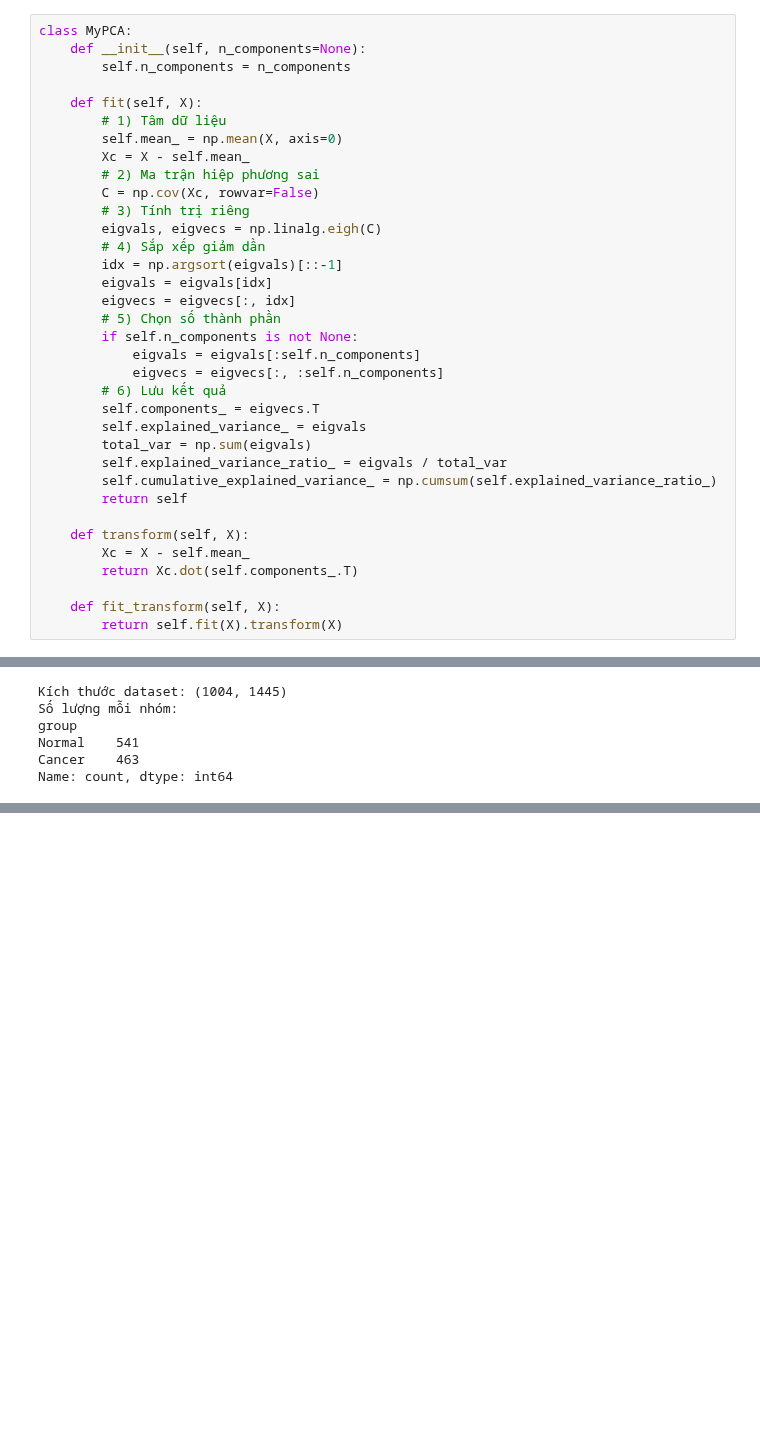
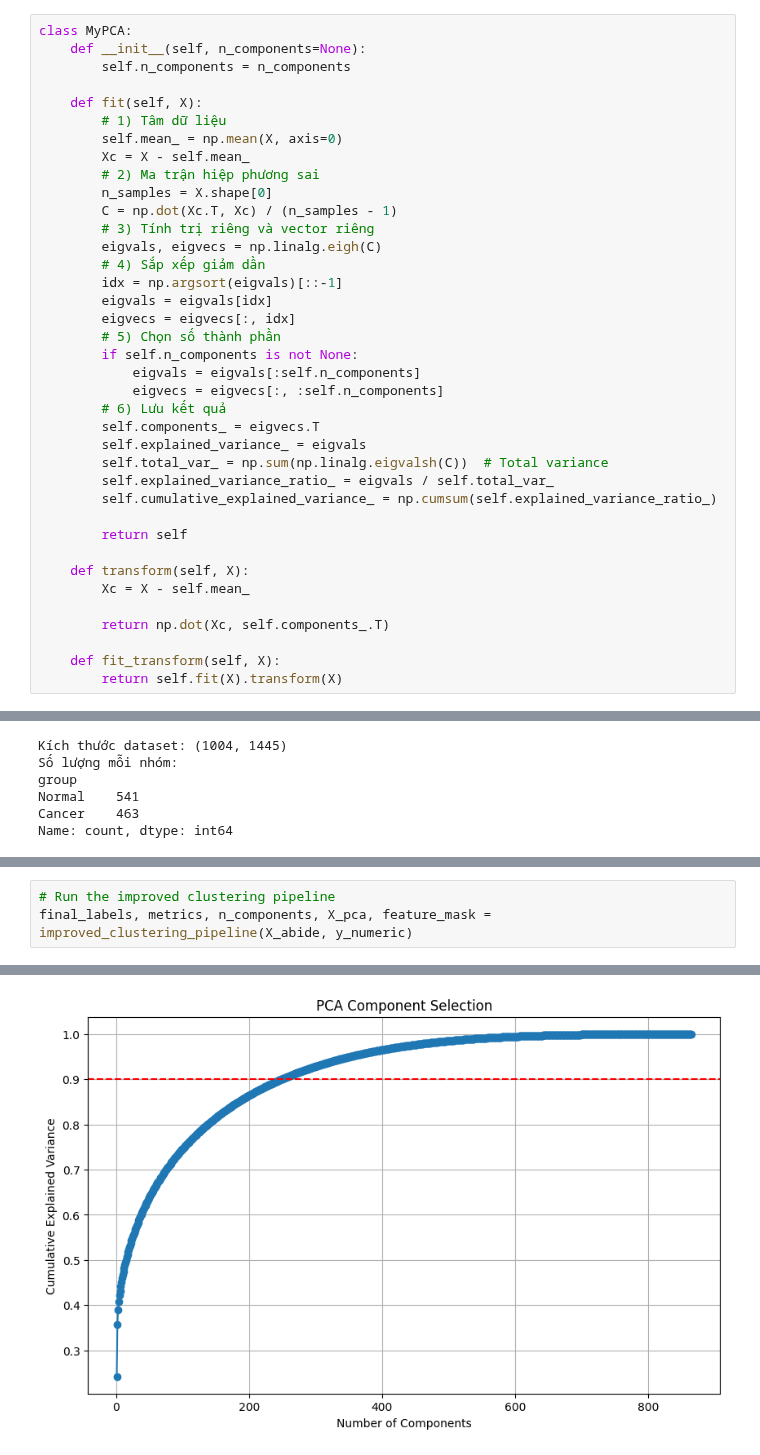
Before and after one commit to khoaoe/HCMUS-MathAI-Lab2-PCAAndClustering, a Jupyter notebook: Clustering/clustering.ipynb, the cells around one changed output, grey strips where cells are left out. Saved outputs shown, nothing was run; the diff lists cells and outputs as text; blank space fills up the shorter version.

```diff
--- a/Clustering/clustering.ipynb
+++ b/Clustering/clustering.ipynb
@@ -15,8 +17,9 @@ class MyPCA:
         self.mean_ = np.mean(X, axis=0)
         Xc = X - self.mean_
         # 2) Ma trận hiệp phương sai
-        C = np.cov(Xc, rowvar=False)
-        # 3) Tính trị riêng
+        n_samples = X.shape[0]
+        C = np.dot(Xc.T, Xc) / (n_samples - 1)
+        # 3) Tính trị riêng và vector riêng
         eigvals, eigvecs = np.linalg.eigh(C)
         # 4) Sắp xếp giảm dần
         idx = np.argsort(eigvals)[::-1]
@@ -29,14 +32,16 @@ class MyPCA:
         # 6) Lưu kết quả
         self.components_ = eigvecs.T
         self.explained_variance_ = eigvals
-        total_var = np.sum(eigvals)
-        self.explained_variance_ratio_ = eigvals / total_var
+        self.total_var_ = np.sum(np.linalg.eigvalsh(C))  # Total variance
+        self.explained_variance_ratio_ = eigvals / self.total_var_
         self.cumulative_explained_variance_ = np.cumsum(self.explained_variance_ratio_)
+
         return self
 
     def transform(self, X):
         Xc = X - self.mean_
-        return Xc.dot(self.components_.T)
+
+        return np.dot(Xc, self.components_.T)
 
     def fit_transform(self, X):
         return self.fit(X).transform(X)
@@ -395,0 +474,4 @@ Confusion matrix:
+# %%
+# Run the improved clustering pipeline
+final_labels, metrics, n_components, X_pca, feature_mask = improved_clustering_pipeline(X_abide, y_numeric)
+# %% [output]
@@ -395,0 +484 @@ Confusion matrix:
+[figure, added]
```
Also changed, not shown: parts of 23 cells of this notebook.
